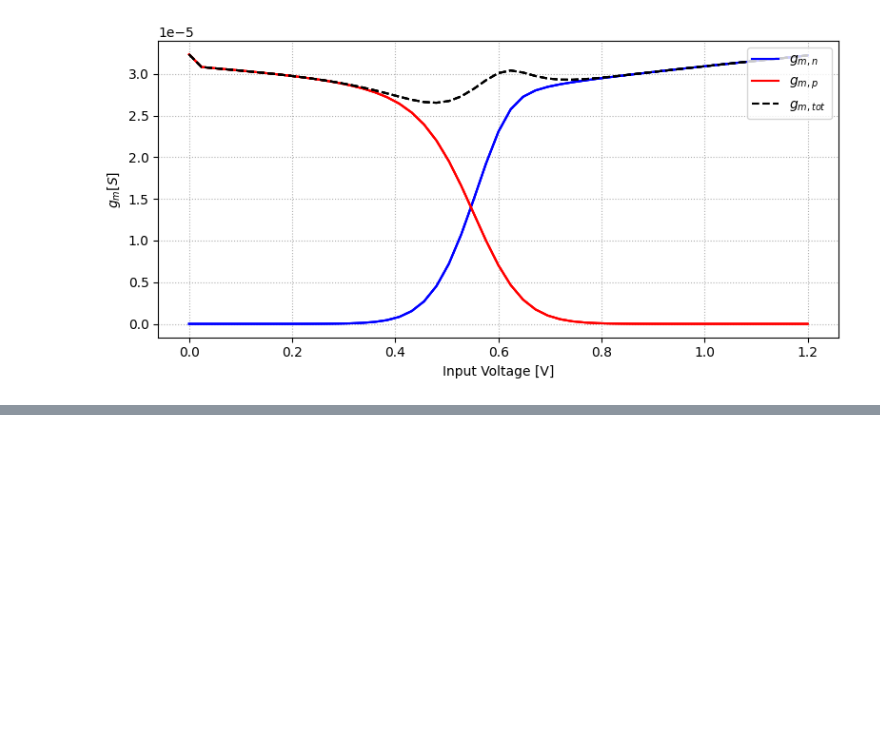
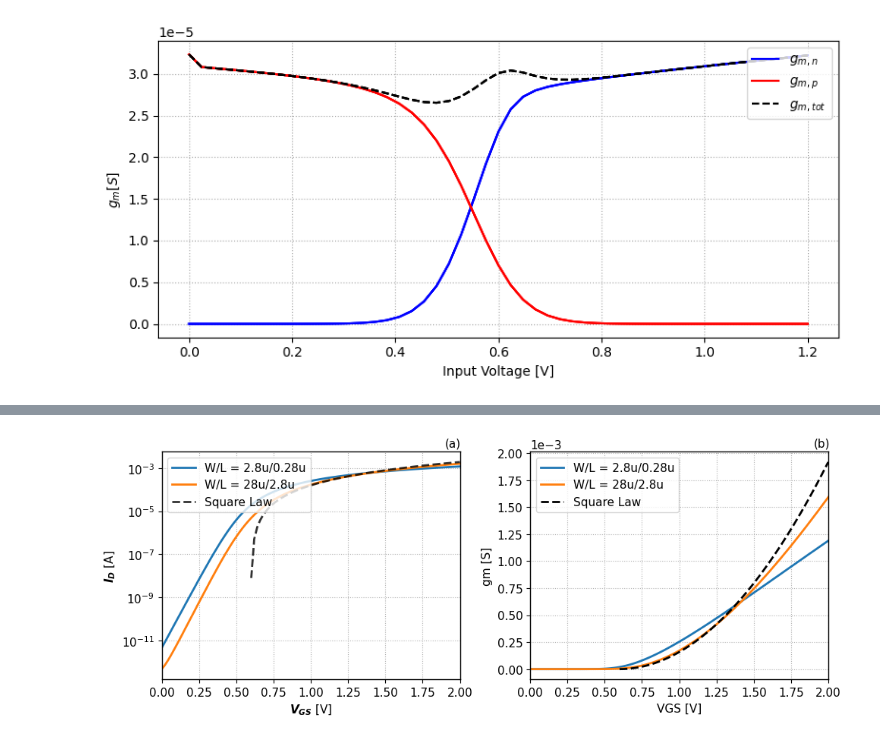
Before and after one commit to Ponti17/bsc-data-processing, a Jupyter notebook: amplifier_plot.ipynb, the cells around one changed output, grey strips where cells are left out. Cells and saved outputs as stored; diff of their text form; code cells hidden in the pictures; blank space fills up the shorter version.

```diff
--- a/amplifier_plot.ipynb
+++ b/amplifier_plot.ipynb
@@ -170,0 +243,74 @@ if not os.path.isfile(path) or overwrite:
+# %%
+import pandas as pd
+import seaborn as sns
+import matplotlib.pyplot as plt
+import numpy as np
+import os
+import matplotlib as mpl
+
+# nch_25
+# short = 2.8u/280n
+# long  = 28u/2.8u
+# vds = 2V
+
+dir = "report_data"
+filename = "short_long_channel_nch25_dcop.csv"
+data = pd.read_csv(os.path.join(dir, filename))
+
+# set theme and figure size
+fig, (ax2, ax1) = plt.subplots(1, 2)
+fig.set_size_inches(10, 4)
+
+vgs      = data["M0:vgs X"].to_numpy()
+id_short = data["M0:id Y"].to_numpy()
+id_long  = data["M1:id Y"].to_numpy()
+vt_long  = data["M1:vth Y"].to_numpy()[0]
+
+for i in range(0, len(vgs)):
+    if vgs[i] > vt_long:
+        vt_idx = i
+        break
+
+K = 0.00195
+def id(vgs, vt):
+    return (1/2)*K*(vgs - vt)**2
+
+def gm(vgs, vt):
+    return K * (vgs - vt)
+
+ax1.ticklabel_format(axis='y', style='sci', scilimits=(0, 0))
+ax1.plot(vgs, id_short, linewidth=2, label="W/L = 2.8u/0.28u")
+ax1.plot(vgs, id_long, linewidth=2, label="W/L = 28u/2.8u")
+ax1.plot(vgs[vt_idx:], id(vgs, vt_long)[vt_idx:], linewidth=2, linestyle="--", color="black", label="Square Law")
+
+ax1.legend(loc="upper left")
+ax1.grid(linestyle='dotted')
+ax1.set_xlabel('VGS [V]')
+ax1.set_ylabel('gm [S]')
+ax1.set_xlim(0, 2)
+ax1.annotate("(b)", xycoords='axes fraction', xy=(0.95, 1.02))
+
+offset = 5
+ax2.ticklabel_format(axis='y', style='sci', scilimits=(0, 0))
+ax2.plot(vgs, id_short, linewidth=2, label="W/L = 2.8u/0.28u")
+ax2.plot(vgs, id_long, linewidth=2, label="W/L = 28u/2.8u")
+ax2.plot(vgs[vt_idx:], id(vgs, vt_long)[vt_idx:], linewidth=2, linestyle="--", color="black", alpha=0.8, label="Square Law")
+
+ax2.set_yscale('log')
+ax2.legend(loc="upper left")
+ax2.grid(linestyle='dotted')
+ax2.set_xlabel('$V_{GS}$ [V]')
+ax2.set_ylabel('$I_D$ [A]')
+ax2.set_xlim(0, 2)
+ax2.annotate("(a)", xycoords='axes fraction', xy=(0.95, 1.02))
+
+fig.tight_layout()
+
+filename = "short_long_channel_gm_and_id.pdf"
+path = os.path.join("../report/imgs", filename)
+overwrite = False
+if not os.path.isfile(path) or overwrite:
+    print("Saving to", path)
+    plt.savefig(path)
+# %% [output]
+[figure, added]
```
Also changed, not shown: parts of 2 cells of this notebook, 8 other files.
